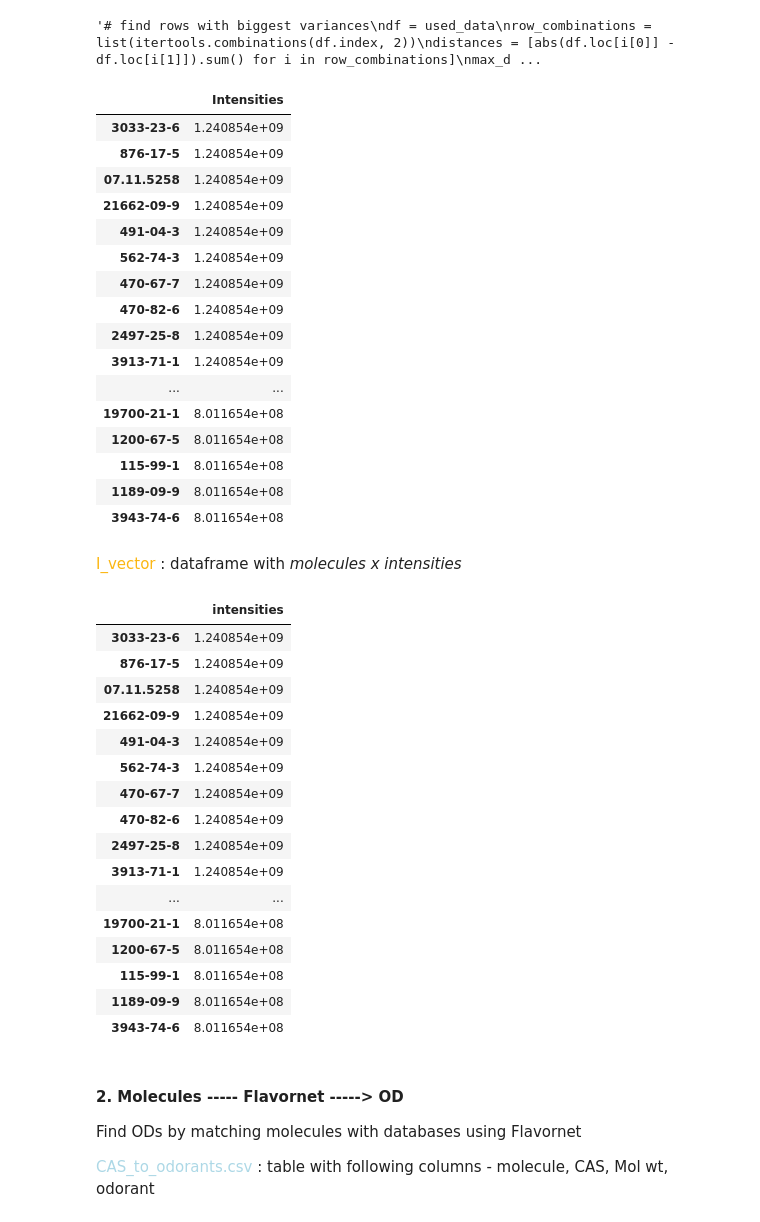
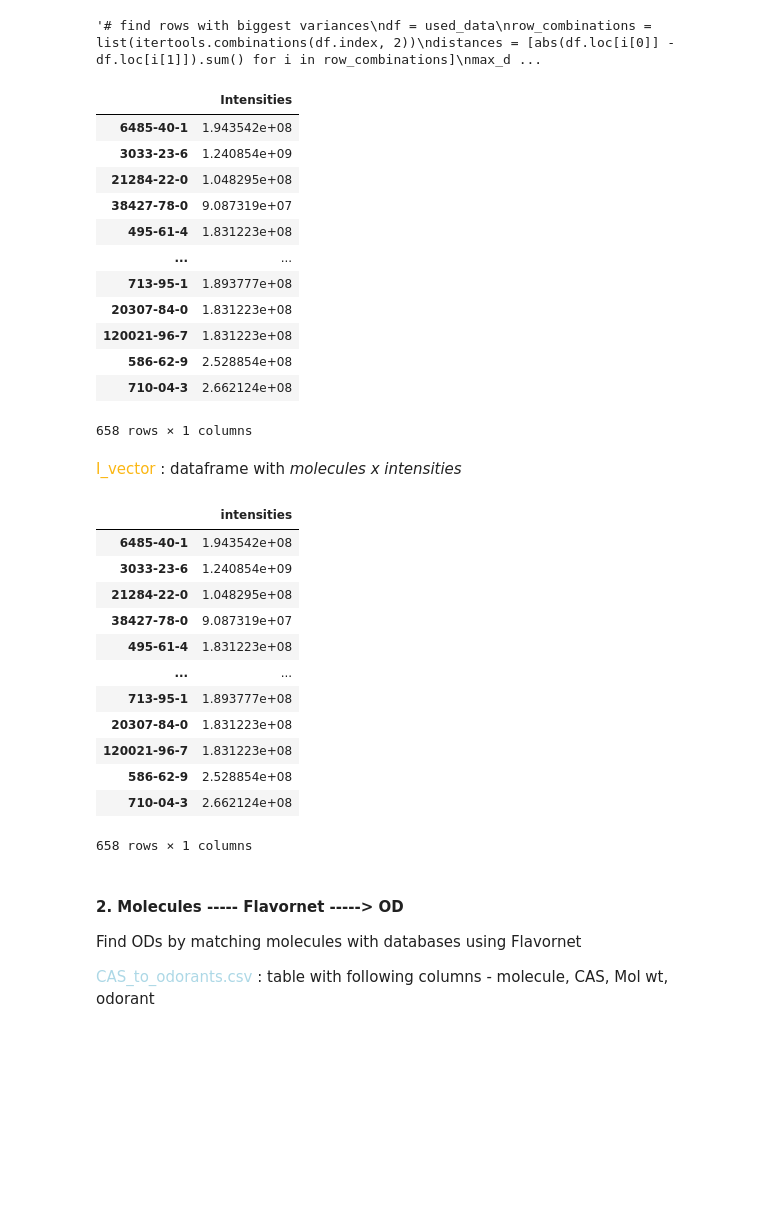
Before and after one commit to rengesf/flavorpred, a Jupyter notebook: Pipeline_RI.ipynb, the cells around one changed output. Cells and saved outputs as stored; diff of their text form; code cells hidden in the pictures; blank space fills up the shorter version.

```diff
--- a/Pipeline_RI.ipynb
+++ b/Pipeline_RI.ipynb
@@ -143,29 +143,25 @@ print(df.loc[max_distance_indices[1]])
 # %%
 used_data = used_data.drop(columns=['sample_key', 'replicate'])
 #largest_entries = used_data.iloc[0].nlargest(100)
-largest_entries = used_data.iloc[0].nlargest(50)
+largest_entries = used_data.iloc[0]
 
 # Create a new DataFrame with only the largest entries
 data_top50 = pd.DataFrame({'Intensities': largest_entries})
 data_top50
 # %% [output]
 |  | Intensities |
+| 6485-40-1 | 1.943542e+08 |
 | 3033-23-6 | 1.240854e+09 |
-| 876-17-5 | 1.240854e+09 |
-| 07.11.5258 | 1.240854e+09 |
-| 21662-09-9 | 1.240854e+09 |
-| 491-04-3 | 1.240854e+09 |
-| 562-74-3 | 1.240854e+09 |
-| 470-67-7 | 1.240854e+09 |
-| 470-82-6 | 1.240854e+09 |
-| 2497-25-8 | 1.240854e+09 |
-| 3913-71-1 | 1.240854e+09 |
+| 21284-22-0 | 1.048295e+08 |
+| 38427-78-0 | 9.087319e+07 |
+| 495-61-4 | 1.831223e+08 |
 | ... | ... |
-| 19700-21-1 | 8.011654e+08 |
-| 1200-67-5 | 8.011654e+08 |
-| 115-99-1 | 8.011654e+08 |
-| 1189-09-9 | 8.011654e+08 |
-| 3943-74-6 | 8.011654e+08 |
+| 713-95-1 | 1.893777e+08 |
+| 20307-84-0 | 1.831223e+08 |
+| 120021-96-7 | 1.831223e+08 |
+| 586-62-9 | 2.528854e+08 |
+| 710-04-3 | 2.662124e+08 |
+658 rows × 1 columns
 # %%
 ms_cas = list(data_top50.index)
 # %%
@@ -178,22 +174,18 @@ I_vector = pd.DataFrame(data= intensities,index = ms_cas, columns=["intensities"
 I_vector
 # %% [output]
 |  | intensities |
+| 6485-40-1 | 1.943542e+08 |
 | 3033-23-6 | 1.240854e+09 |
-| 876-17-5 | 1.240854e+09 |
-| 07.11.5258 | 1.240854e+09 |
-| 21662-09-9 | 1.240854e+09 |
-| 491-04-3 | 1.240854e+09 |
-| 562-74-3 | 1.240854e+09 |
-| 470-67-7 | 1.240854e+09 |
-| 470-82-6 | 1.240854e+09 |
-| 2497-25-8 | 1.240854e+09 |
-| 3913-71-1 | 1.240854e+09 |
+| 21284-22-0 | 1.048295e+08 |
+| 38427-78-0 | 9.087319e+07 |
+| 495-61-4 | 1.831223e+08 |
 | ... | ... |
-| 19700-21-1 | 8.011654e+08 |
-| 1200-67-5 | 8.011654e+08 |
-| 115-99-1 | 8.011654e+08 |
-| 1189-09-9 | 8.011654e+08 |
-| 3943-74-6 | 8.011654e+08 |
+| 713-95-1 | 1.893777e+08 |
+| 20307-84-0 | 1.831223e+08 |
+| 120021-96-7 | 1.831223e+08 |
+| 586-62-9 | 2.528854e+08 |
+| 710-04-3 | 2.662124e+08 |
+658 rows × 1 columns
 # %% [markdown]
 #### 2. Molecules ----- Flavornet -----> OD
 Find ODs by matching molecules with databases using Flavornet
```
Also changed, not shown: parts of 57 cells of this notebook, 1 other file.
